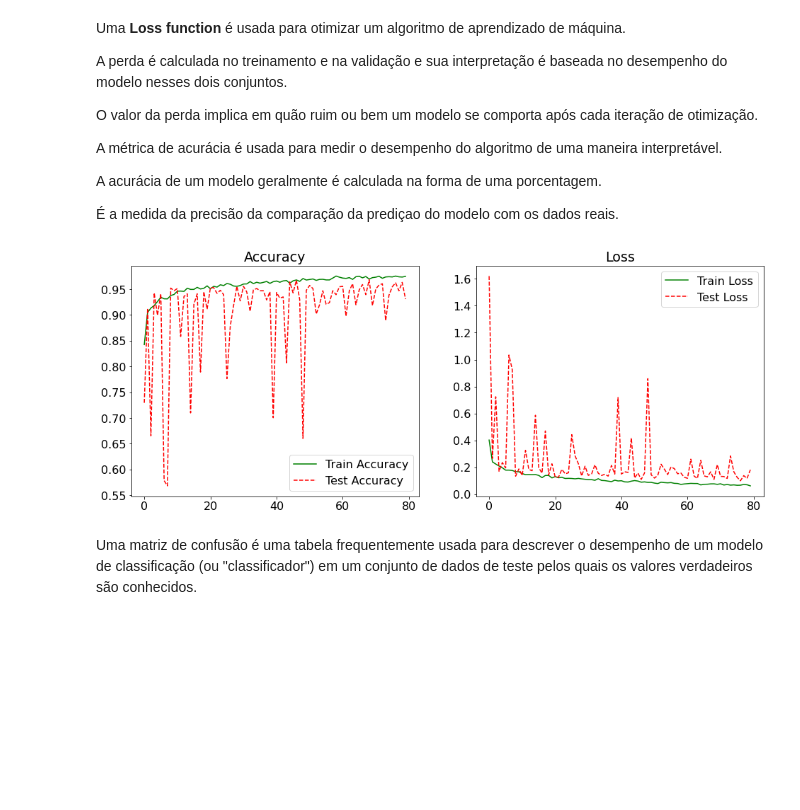
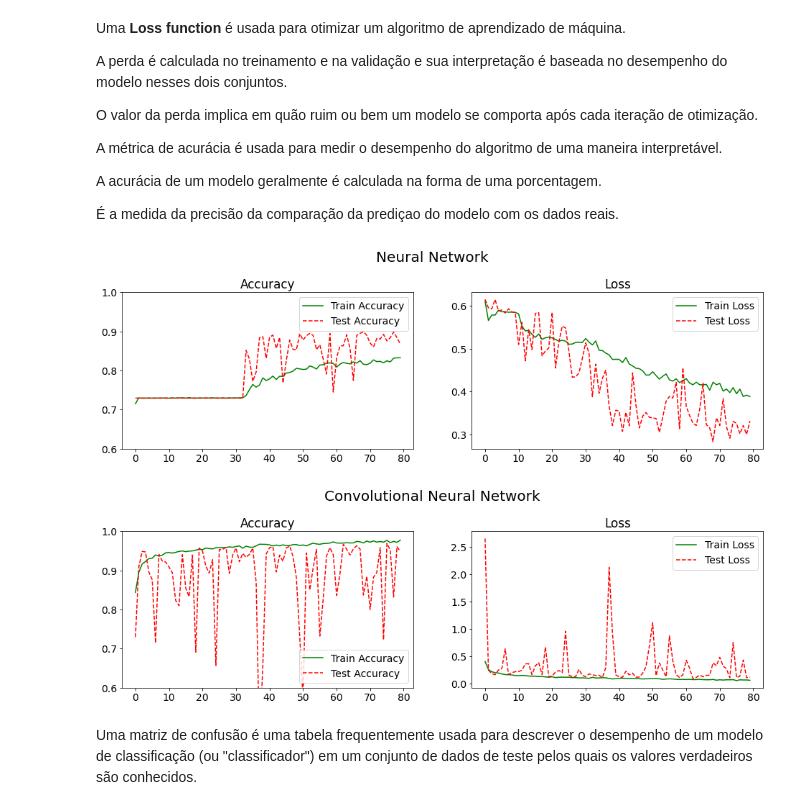
Before and after one commit to ldaniel/fgv-advanced-predictive-analytics, a Jupyter notebook: notebooks/fgv_assignment/advanced-predictive-analysis-cnn-implementation.ipynb, the cells around one changed output. Drawn from its saved outputs; the diff is of its cells as text; code cells hidden in the pictures; blank space fills up the shorter version.

```diff
--- a/notebooks/fgv_assignment/advanced-predictive-analysis-cnn-implementation.ipynb
+++ b/notebooks/fgv_assignment/advanced-predictive-analysis-cnn-implementation.ipynb
@@ -340,9 +400,11 @@ checkpoint = ModelCheckpoint('Pneumonia.h0',
+# %%
+epochs = 80
 # %%
-r = model.fit(train_generator,
-              validation_data = (x_test, y_test),
-              steps_per_epoch = steps_per_epoch,
-              epochs = 80,
-              callbacks = [checkpoint])
+history_NN = model_NN.fit(train_generator_NN,
+                          validation_data = (x_test, y_test),
+                          steps_per_epoch = steps_per_epoch,
+                          epochs = epochs,
+                          callbacks = [checkpoint_NN])
 # %% [output]
 Train for 292 steps, validate on 1172 samples
 Epoch 1/80
@@ -363,0 +428,6 @@ Epoch 79/80
+# %%
+history_CNN = model_CNN.fit(train_generator_CNN,
+                            validation_data = (x_test, y_test),
+                            steps_per_epoch = steps_per_epoch,
+                            epochs = epochs,
+                            callbacks = [checkpoint_CNN])
@@ -380,41 +469,50 @@ model = tf.keras.models.load_model('Pneumonia.h0')
 # %%
-plt.rcParams.update({'font.size': 16})
+def plot_accuracy_hist(model_history, fig_tittle):
 
-fig = plt.figure(figsize = (16, 6))
-columns = 2
-rows = 1
+    plt.rcParams.update({'font.size': 14})
 
-fig.add_subplot(rows, columns, 1)
+    fig = plt.figure(figsize = (16, 4))
+    columns = 2
+    rows = 1
 
-plt.title('Accuracy')
-plt.plot(r.history['accuracy'],
-         color='green',
-         label = 'Train Accuracy')
+    fig.suptitle(fig_tittle, fontsize = 20, y = 1.08)
+    fig.add_subplot(rows, columns, 1)
 
-plt.plot(r.history['val_accuracy'],
-         color='red',
-         label = 'Test Accuracy',
-         linestyle='dashed')
+    plt.title('Accuracy')
+    plt.ylim(0.6, 1)
 
-plt.legend()
+    plt.plot(model_history.history['accuracy'],
+             color='green',
+             label = 'Train Accuracy')
 
-fig.add_subplot(rows, columns, 2)
+    plt.plot(model_history.history['val_accuracy'],
+             color='red',
+             label = 'Test Accuracy',
+             linestyle='dashed')
 
-plt.title('Loss')
-plt.plot(r.history['loss'],
-         color='green',
-         label = 'Train Loss')
+    plt.legend()
 
-plt.plot(r.history['val_loss'],
-         color='red',
-         label = 'Test Loss',
-         linestyle='dashed')
+    fig.add_subplot(rows, columns, 2)
 
-plt.legend()
+    plt.title('Loss')
+    plt.plot(model_history.history['loss'],
+             color='green',
+             label = 'Train Loss')
 
-plt.show()
+    plt.plot(model_history.history['val_loss'],
+             color='red',
+             label = 'Test Loss',
+             linestyle='dashed')
+
+    plt.legend()
+
+    plt.show()
+
+plot_accuracy_hist(history_NN, 'Neural Network')
+plot_accuracy_hist(history_CNN, 'Convolutional Neural Network')
 # %% [output]
-[figure, old version]
+[figure, new version]
+[figure, added]
 # %% [markdown]
 Uma matriz de confusão é uma tabela frequentemente usada para descrever o desempenho de um modelo de classificação (ou "classificador") em um conjunto de dados de teste pelos quais os valores verdadeiros são conhecidos.
 # %%
```
Also changed, not shown: parts of 25 cells of this notebook, 1 other file.
